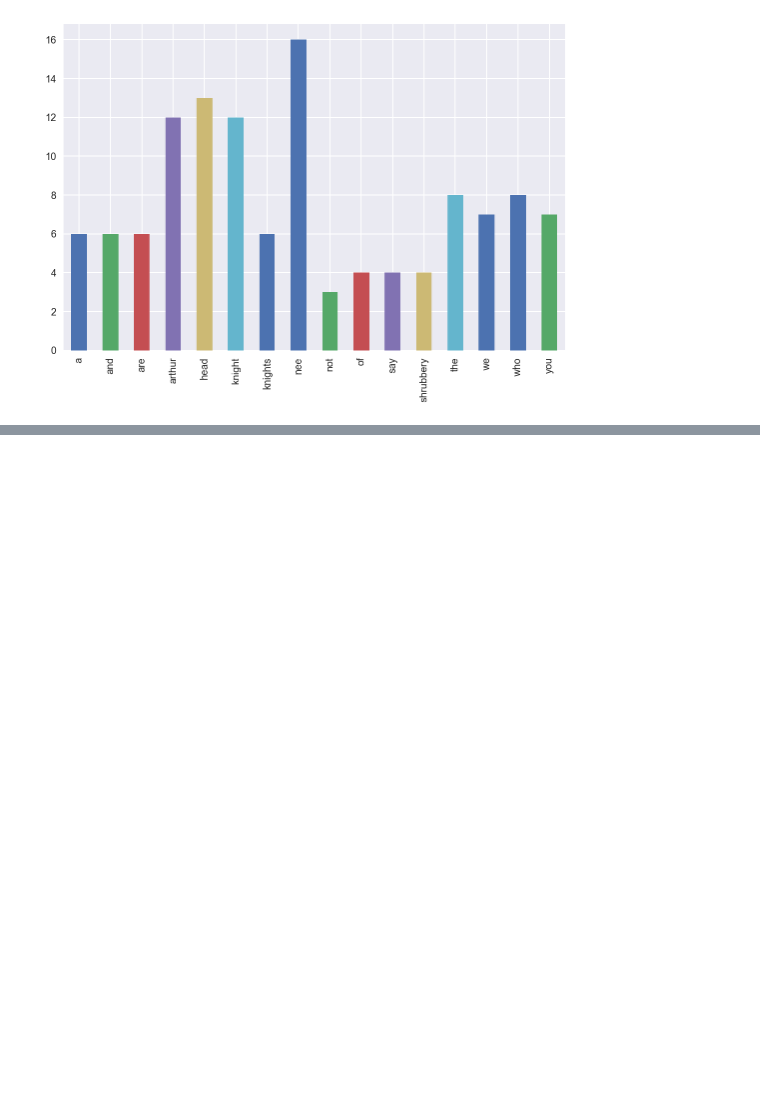
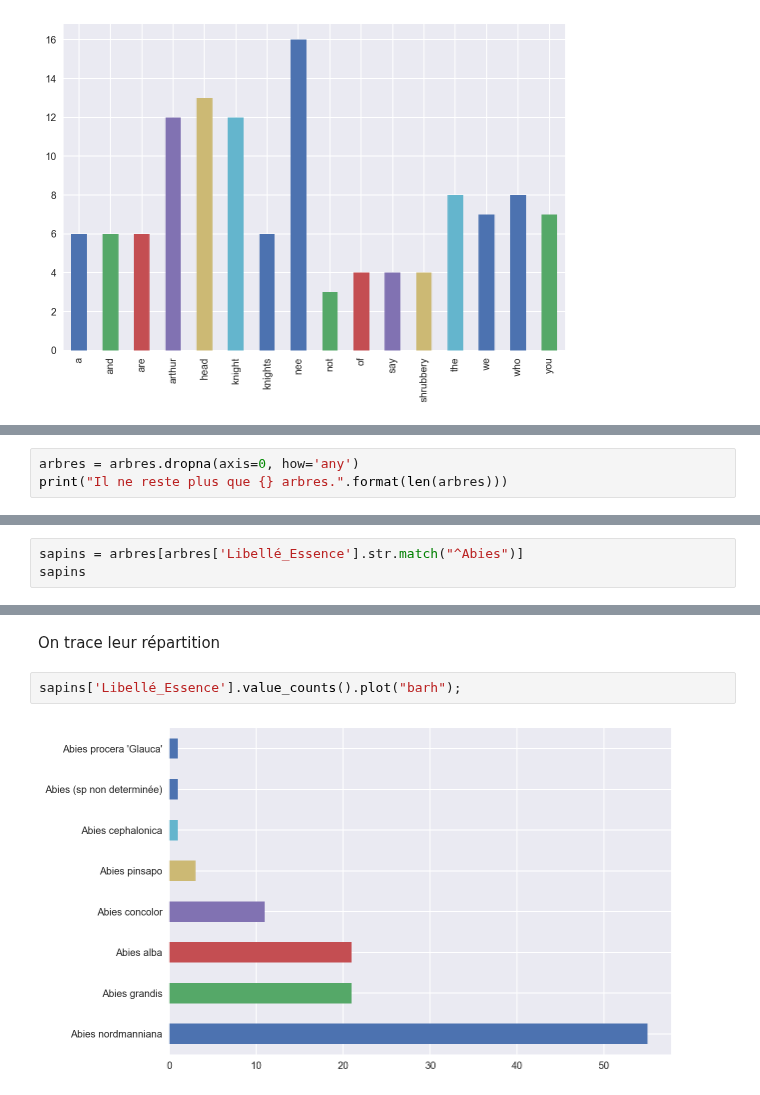
Before and after one commit to fitzinger/cours-python, a Jupyter notebook: 07-CoursPython-pandas/07-CoursPython-pandas.ipynb, the cells around one changed output, grey strips where cells are left out. Drawn from its saved outputs; the diff is of its cells as text; blank space fills up the shorter version.

```diff
--- a/07-CoursPython-pandas/07-CoursPython-pandas.ipynb
+++ b/07-CoursPython-pandas/07-CoursPython-pandas.ipynb
@@ -394,0 +301,3 @@ display(map1)
+# %%
+arbres = arbres.dropna(axis=0, how='any')
+print("Il ne reste plus que {} arbres.".format(len(arbres)))
@@ -394,0 +326,3 @@ display(map1)
+# %%
+sapins = arbres[arbres['Libellé_Essence'].str.match("^Abies")]
+sapins
@@ -394,0 +341,6 @@ display(map1)
+# %% [markdown]
+On trace leur répartition
+# %%
+sapins['Libellé_Essence'].value_counts().plot("barh");
+# %% [output]
+[figure, added]
```
Also changed, not shown: parts of 103 cells of this notebook.
